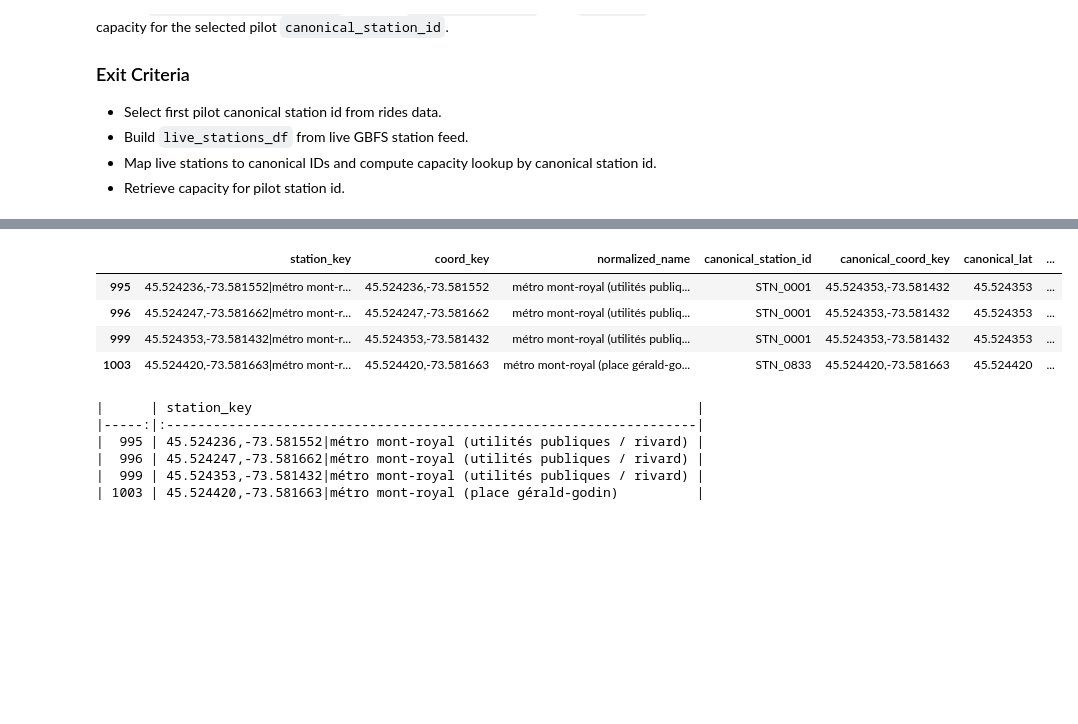
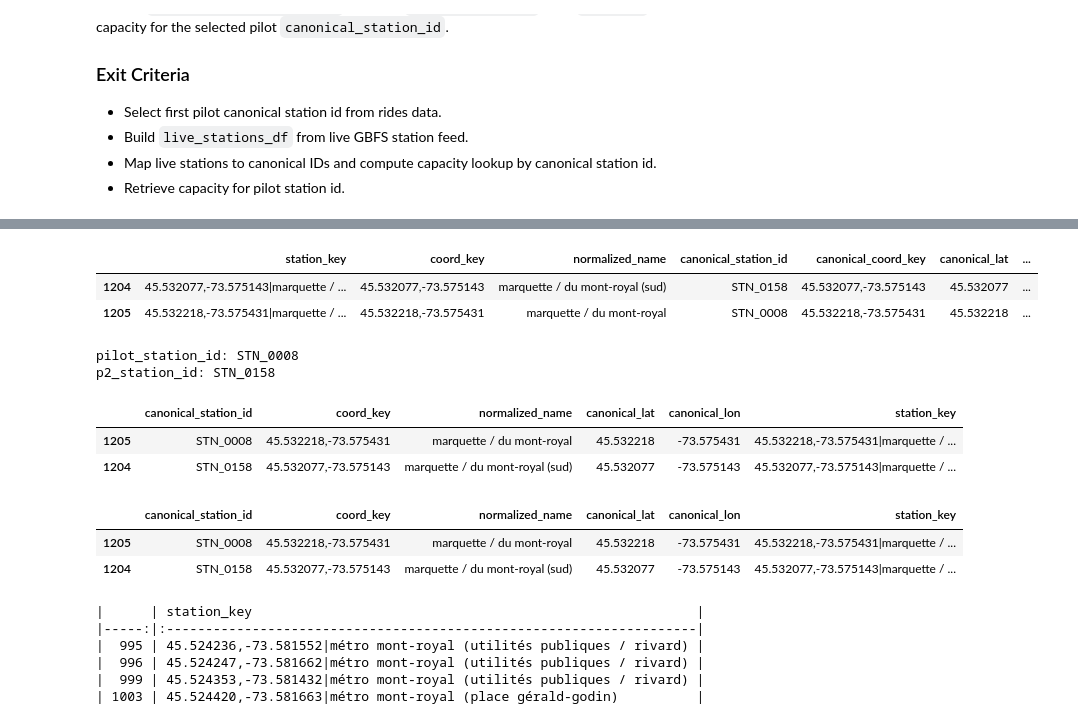
Before and after one commit to kuoyce/bixi-analytics, a Jupyter notebook: 05_timeseries_eda.ipynb, the cells around one changed output, grey strips where cells are left out. Drawn from its saved outputs; the diff is of its cells as text; code cells hidden in the pictures; blank space fills up the shorter version.

```diff
--- a/05_timeseries_eda.ipynb
+++ b/05_timeseries_eda.ipynb
@@ -256,11 +265,36 @@ Canonical stations: 1423
 # %%
+pilot_station_id = "STN_0008"
+p2_station_id = "STN_0158"
 canonical_mapping_df[canonical_mapping_df["canonical_station_id"].isin([p2_station_id, pilot_station_id])]
 # %% [output]
 |  | station_key | coord_key | normalized_name | canonical_station_id | canonical_coord_key | canonical_lat | ... |
-| 995 | 45.524236,-73.581552|métro mont-r... | 45.524236,-73.581552 | métro mont-royal (utilités publiq... | STN_0001 | 45.524353,-73.581432 | 45.524353 | ... |
-| 996 | 45.524247,-73.581662|métro mont-r... | 45.524247,-73.581662 | métro mont-royal (utilités publiq... | STN_0001 | 45.524353,-73.581432 | 45.524353 | ... |
-| 999 | 45.524353,-73.581432|métro mont-r... | 45.524353,-73.581432 | métro mont-royal (utilités publiq... | STN_0001 | 45.524353,-73.581432 | 45.524353 | ... |
-| 1003 | 45.524420,-73.581663|métro mont-r... | 45.524420,-73.581663 | métro mont-royal (place gérald-go... | STN_0833 | 45.524420,-73.581663 | 45.524420 | ... |
+| 1204 | 45.532077,-73.575143|marquette / ... | 45.532077,-73.575143 | marquette / du mont-royal (sud) | STN_0158 | 45.532077,-73.575143 | 45.532077 | ... |
+| 1205 | 45.532218,-73.575431|marquette / ... | 45.532218,-73.575431 | marquette / du mont-royal | STN_0008 | 45.532218,-73.575431 | 45.532218 | ... |
+# %%
+print('pilot_station_id:', pilot_station_id)
+print('p2_station_id:', p2_station_id if 'p2_station_id' in globals() else 'MISSING')
+
+if 'p2_station_id' in globals():
+    diag_df = canonical_mapping_df[canonical_mapping_df['canonical_station_id'].isin([p2_station_id, pilot_station_id])][
+        ['canonical_station_id','coord_key','normalized_name','canonical_lat','canonical_lon','station_key']
+    ].sort_values(['canonical_station_id','coord_key'])
+    display(diag_df.head(30))
+else:
+    print('Set p2_station_id first, then re-run this cell.')
+# %% [output]
+pilot_station_id: STN_0008
+p2_station_id: STN_0158
+|  | canonical_station_id | coord_key | normalized_name | canonical_lat | canonical_lon | station_key |
+| 1205 | STN_0008 | 45.532218,-73.575431 | marquette / du mont-royal | 45.532218 | -73.575431 | 45.532218,-73.575431|marquette / ... |
+| 1204 | STN_0158 | 45.532077,-73.575143 | marquette / du mont-royal (sud) | 45.532077 | -73.575143 | 45.532077,-73.575143|marquette / ... |
+# %%
+case_ids = ['STN_0158', 'STN_0008']
+case_df = canonical_mapping_df[canonical_mapping_df['canonical_station_id'].isin(case_ids)].copy()
+display(case_df[['canonical_station_id','coord_key','normalized_name','canonical_lat','canonical_lon','station_key']].sort_values(['canonical_station_id','coord_key']).head(100))
+# %% [output]
+|  | canonical_station_id | coord_key | normalized_name | canonical_lat | canonical_lon | station_key |
+| 1205 | STN_0008 | 45.532218,-73.575431 | marquette / du mont-royal | 45.532218 | -73.575431 | 45.532218,-73.575431|marquette / ... |
+| 1204 | STN_0158 | 45.532077,-73.575143 | marquette / du mont-royal (sud) | 45.532077 | -73.575143 | 45.532077,-73.575143|marquette / ... |
 # %%
 print(canonical_mapping_df[canonical_mapping_df["canonical_station_id"].isin([p2_station_id, pilot_station_id])].station_key.to_markdown())
 # %% [output]
```
Also changed, not shown: parts of 7 cells of this notebook, 4 other files.
